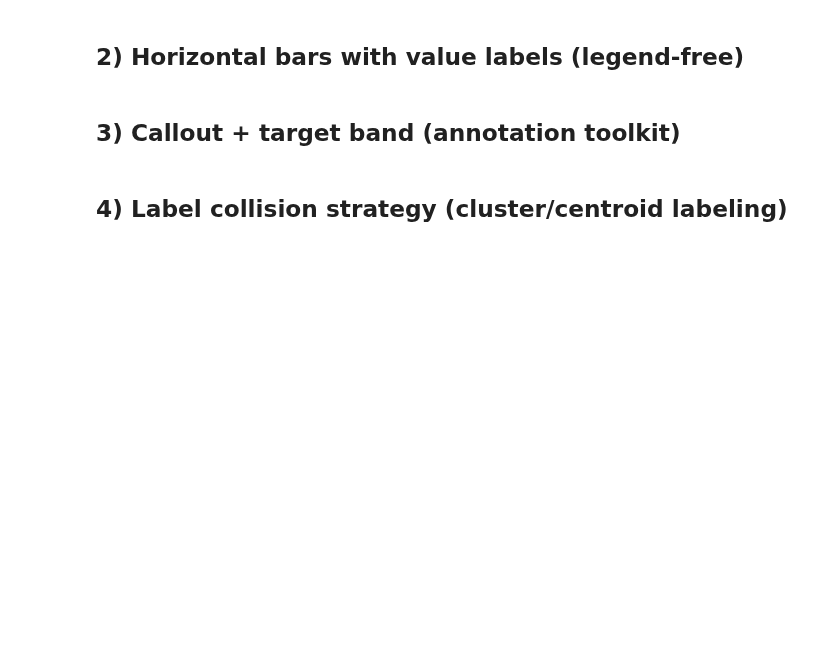
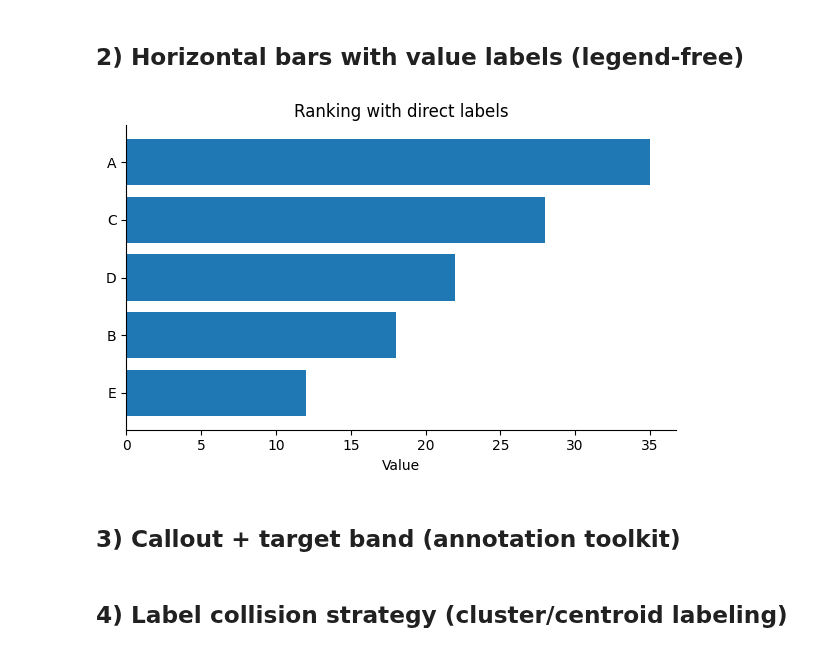
Before and after one commit to yinjunjun/datascience, a Jupyter notebook: Data_Visualization/docs/dats2102/site/weekly/week7/week7_hands_on.ipynb, the cells around one changed output. Cells and saved outputs as stored; diff of their text form; code cells hidden in the pictures; blank space fills up the shorter version.

```diff
--- a/Data_Visualization/docs/dats2102/site/weekly/week7/week7_hands_on.ipynb
+++ b/Data_Visualization/docs/dats2102/site/weekly/week7/week7_hands_on.ipynb
@@ -38,20 +40,23 @@ plt.show()
 # %%
 labels = ['A','B','C','D','E']
 values = np.array([35, 18, 28, 22, 12])
 order = np.argsort(values)
 fig, ax = plt.subplots()
 y = np.arange(len(labels))
 ax.barh(y, values[order])
 
 for i, v in enumerate(values[order]):
-    ax.text(v + 0.5, i, f'{v}', va='center')
+    pass
+    # ax.text(v + 0.5, i, f'{v}', va='center')
 
 ax.set_yticks(y)
 ax.set_yticklabels(np.array(labels)[order])
 ax.set_xlabel('Value')
 ax.set_title('Ranking with direct labels')
 plt.tight_layout()
 plt.show()
+# %% [output]
+[figure, added]
 # %% [markdown]
 ## 3) Callout + target band (annotation toolkit)
 # %%
```
Also changed, not shown: parts of 3 cells of this notebook, 17 other files.
